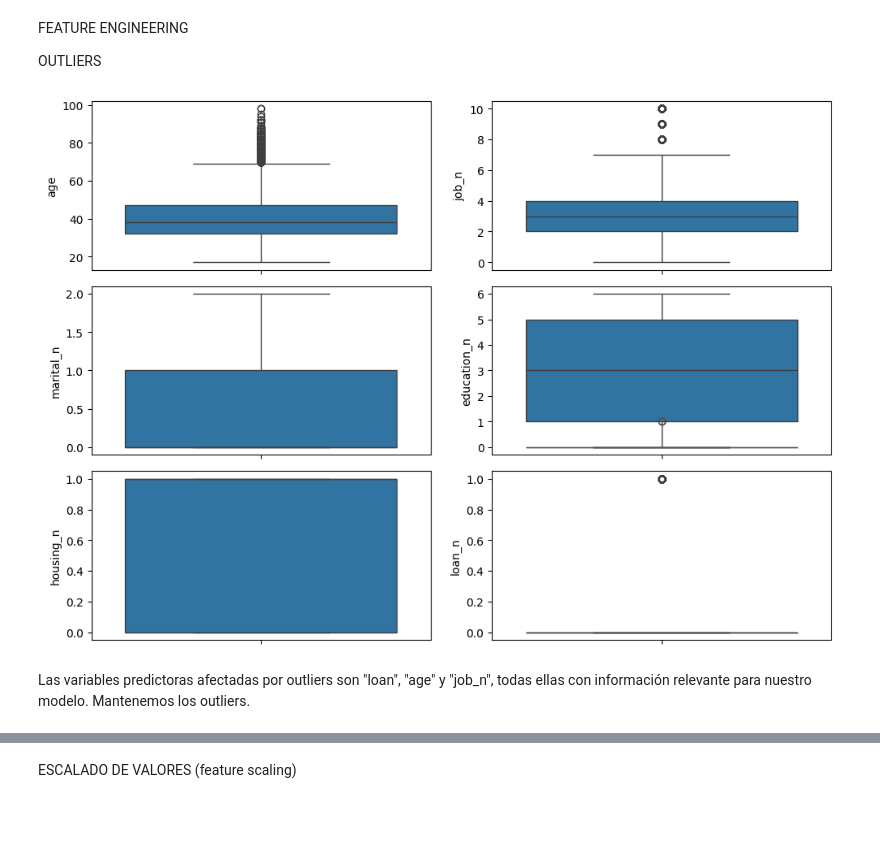
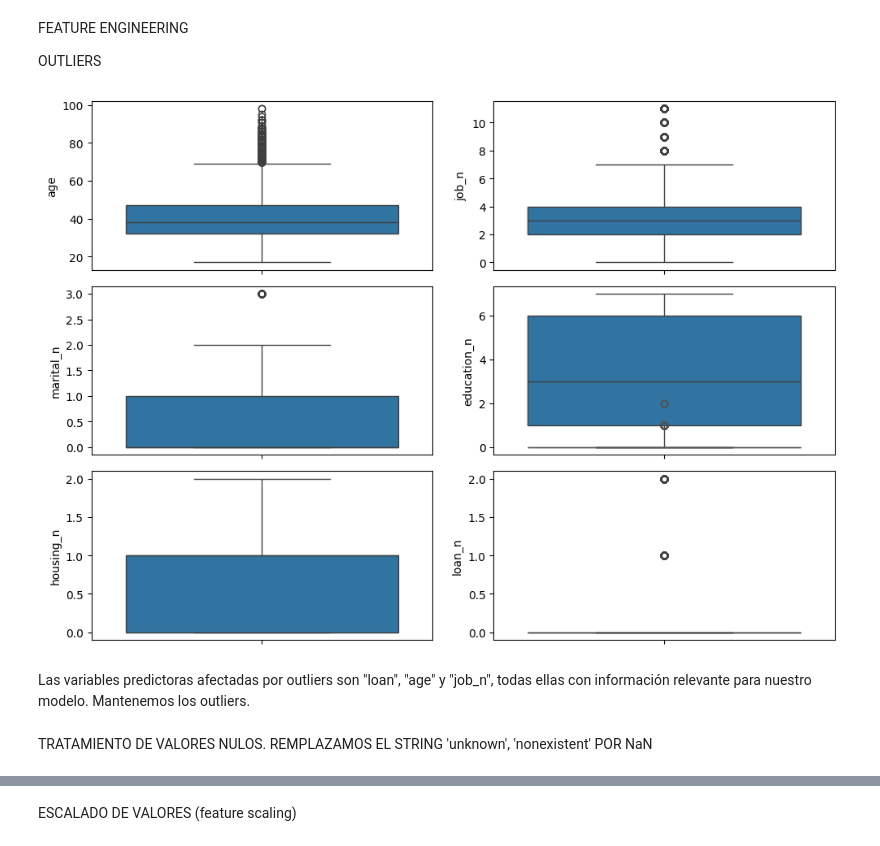
Before and after one commit to PuraCampos/ML_Banck, a Jupyter notebook: src/explore.ipynb, the cells around one changed output, grey strips where cells are left out. Saved outputs shown, nothing was run; the diff lists cells and outputs as text; code cells hidden in the pictures; blank space fills up the shorter version.

```diff
--- a/src/explore.ipynb
+++ b/src/explore.ipynb
@@ -88,5 +84,5 @@ db_mod=database.copy()
 # %% [markdown]
 Eliminamos las columnas de datos que no son relevantes a nuestro modelo.
 # %%
-db_mod.drop(["contact","month","day_of_week","duration","campaign","pdays","previous","poutcome","emp.var.rate","cons.price.idx","cons.conf.idx","euribor3m","nr.employed"],axis=1,inplace=True)
+database.drop(["contact","month","day_of_week","duration","campaign","pdays","previous","poutcome","emp.var.rate","cons.price.idx","cons.conf.idx","euribor3m","nr.employed"],axis=1,inplace=True)
 # %%
@@ -376,24 +331,26 @@ OUTLIERS
 # %%
 fig, axis = plt.subplots(3, 2, figsize = (10, 7))
 
 plt.subplot
-sns.boxplot(ax=axis[0,0],data = db_mod["age"])
-sns.boxplot(ax=axis[0,1],data = db_mod["job_n"])
-sns.boxplot(ax=axis[1,0],data = db_mod["marital_n"])
-sns.boxplot(ax=axis[1,1],data = db_mod["education_n"])
-sns.boxplot(ax=axis[1,1],data = db_mod["default_n"])
-sns.boxplot(ax=axis[2,0],data = db_mod["housing_n"])
-sns.boxplot(ax=axis[2,1],data = db_mod["loan_n"])
+sns.boxplot(ax=axis[0,0],data = database["age"])
+sns.boxplot(ax=axis[0,1],data = database["job_n"])
+sns.boxplot(ax=axis[1,0],data = database["marital_n"])
+sns.boxplot(ax=axis[1,1],data = database["education_n"])
+sns.boxplot(ax=axis[1,1],data = database["default_n"])
+sns.boxplot(ax=axis[2,0],data = database["housing_n"])
+sns.boxplot(ax=axis[2,1],data = database["loan_n"])
 
 
 
 # Adjust the layout
 plt.tight_layout()
 
 # Show the plot
 plt.show()
 # %% [output]
-[figure, old version]
+[figure, new version]
 # %% [markdown]
 Las variables predictoras afectadas por outliers son "loan", "age" y "job_n", todas ellas con información relevante para nuestro modelo.
 Mantenemos los outliers.
+# %% [markdown]
+TRATAMIENTO DE VALORES NULOS. REMPLAZAMOS EL STRING 'unknown', 'nonexistent' POR NaN
```
Also changed, not shown: parts of 33 cells of this notebook, 7 other files.
